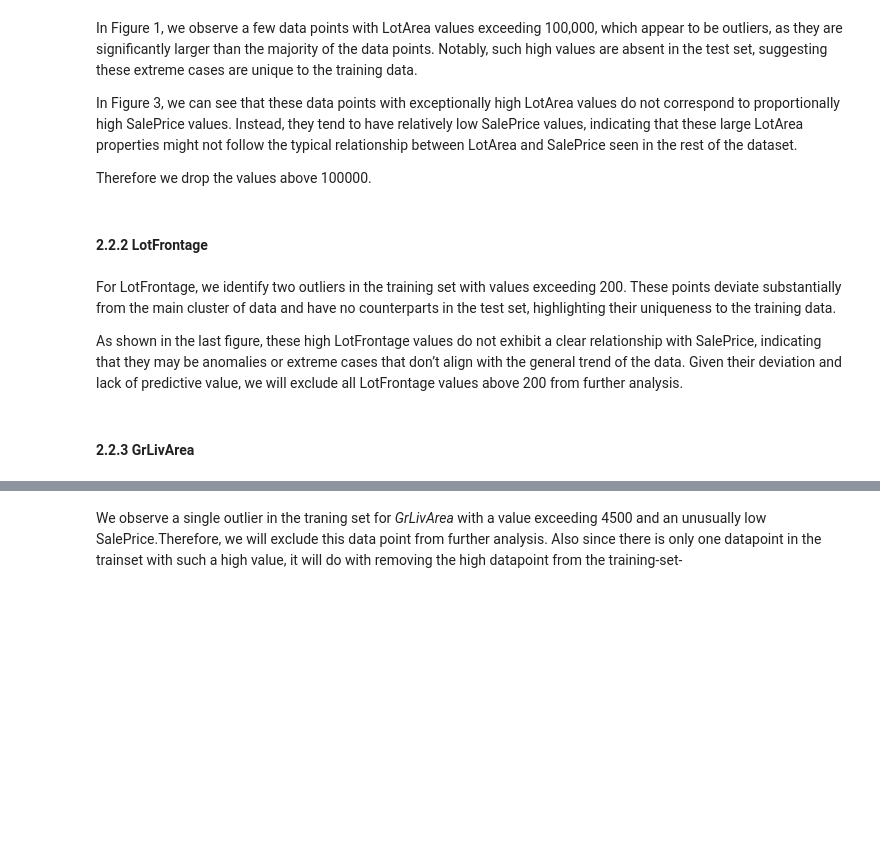
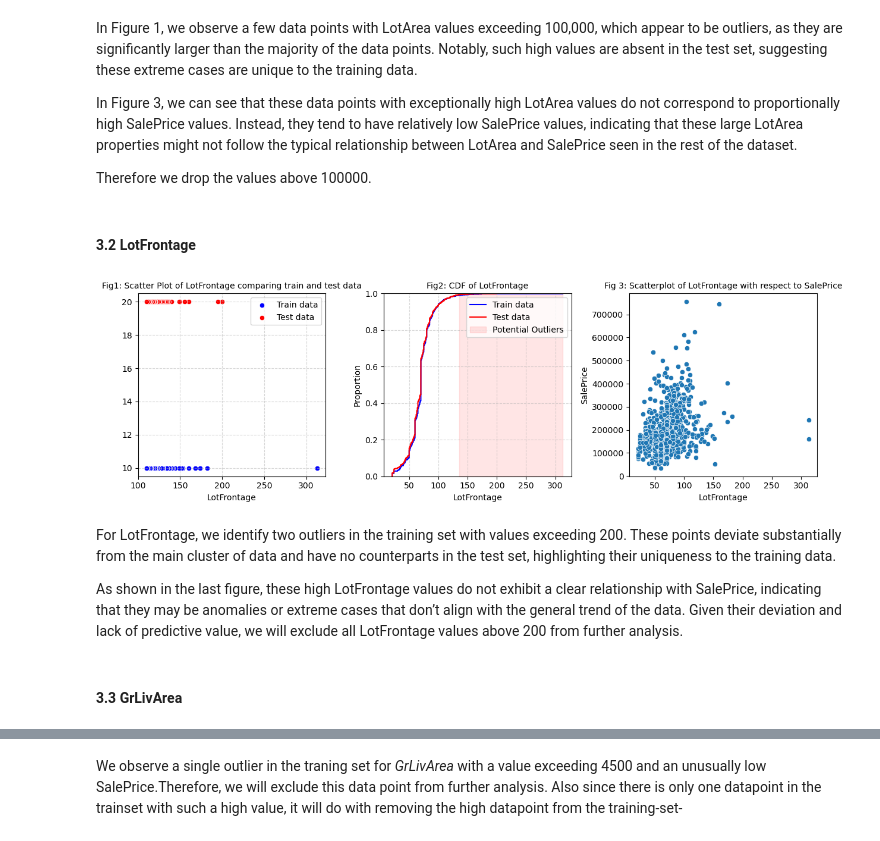
Before and after one commit to boraaktas/COMP4433-Team_Project, a Jupyter notebook: outlier_analysis.ipynb, the cells around one changed output, grey strips where cells are left out. Saved outputs shown, nothing was run; the diff lists cells and outputs as text; code cells hidden in the pictures; blank space fills up the shorter version.

```diff
--- a/outlier_analysis.ipynb
+++ b/outlier_analysis.ipynb
@@ -110,10 +148,12 @@ Therefore we drop the values above 100000.
 #DROP ENTRIES IN TRAIN_DF WITH "LotArea" > 100000
 IMPUTED_TRAIN_DATA = IMPUTED_TRAIN_DATA[IMPUTED_TRAIN_DATA["LotArea"] < 100000]
 # %% [markdown]
-#### 2.2.2 LotFrontage
+#### 3.2 LotFrontage
 # %%
 #LOTFRONTAGE
-outlier_analysis(IMPUTED_TRAIN_DATA, test_df, "LotFrontage")
+outlier_analysis(IMPUTED_TRAIN_DATA, IMPUTED_TEST_DATA, "LotFrontage")
+# %% [output]
+[figure, added]
 # %% [markdown]
 For LotFrontage, we identify two outliers in the training set with values exceeding 200. These points deviate substantially from the main cluster of data and have no counterparts in the test set, highlighting their uniqueness to the training data.
 
@@ -122,5 +162,5 @@ As shown in the last figure, these high LotFrontage values do not exhibit a clea
 #DROP ENTRIES IN TRAIN_DF WITH "LotFrontage" > 200
 IMPUTED_TRAIN_DATA = IMPUTED_TRAIN_DATA[IMPUTED_TRAIN_DATA["LotFrontage"] < 200]
 # %% [markdown]
-#### 2.2.3 GrLivArea
+#### 3.3 GrLivArea
 # %%
```
Also changed, not shown: parts of 20 cells of this notebook.
